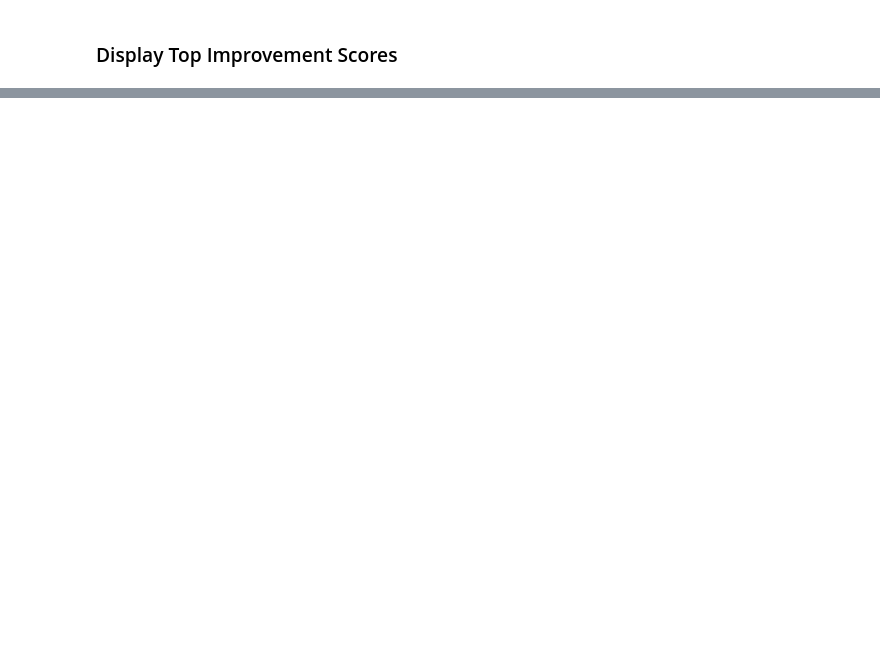
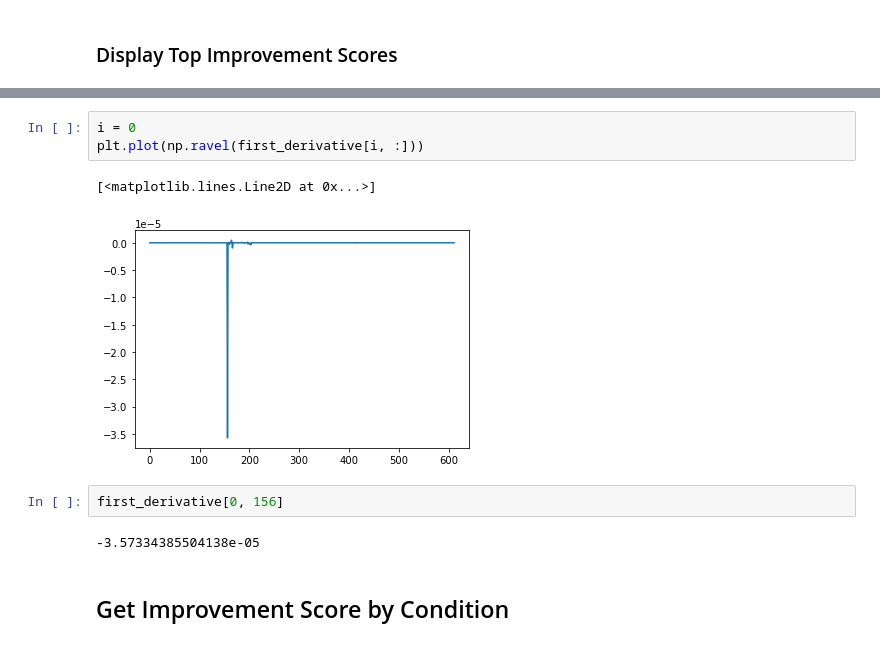
Before and after one commit to comocheng/autoscience_workflow, a Jupyter notebook: delay_uncertainty/improvement_scores.ipynb, the cells around one changed output, grey strips where cells are left out. Cells and saved outputs as stored; diff of their text form; blank space fills up the shorter version.

```diff
--- a/delay_uncertainty/improvement_scores.ipynb
+++ b/delay_uncertainty/improvement_scores.ipynb
@@ -464,0 +551,12 @@ i       Delta   Reaction        Sensitivity     Improvement Score
+# %%
+i = 0
+plt.plot(np.ravel(first_derivative[i, :]))
+# %% [output]
+[<matplotlib.lines.Line2D at 0x...>]
+[figure, added]
+# %%
+first_derivative[0, 156]
+# %% [output]
+-3.57334385504138e-05
+# %% [markdown]
+## Get Improvement Score by Condition
```
Also changed, not shown: parts of 59 cells of this notebook.
